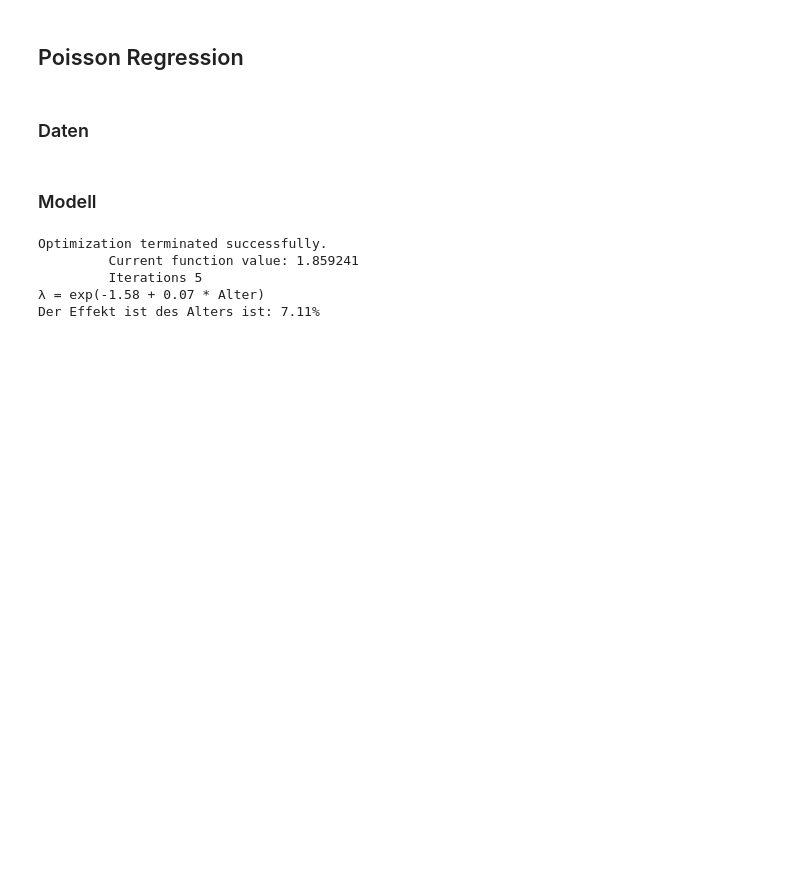
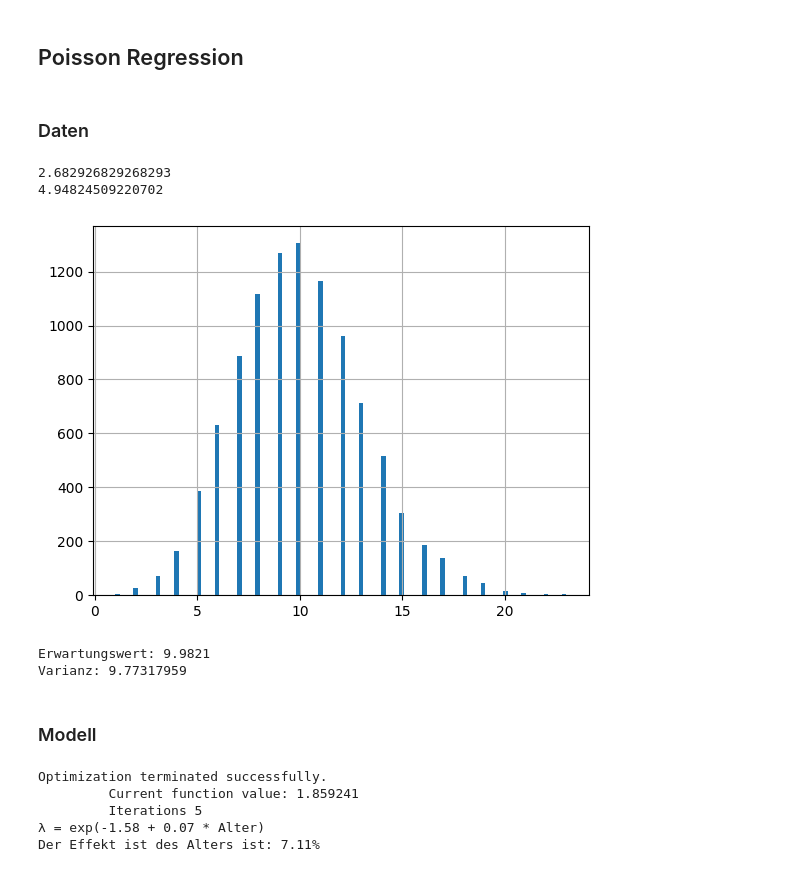
Before and after one commit to tombk556/Mehrdim.-Datenanalyse-und-stat.-Lernverfahren, a Jupyter notebook: Python/Prüfungsbeispiele.ipynb, the cells around one changed output. Drawn from its saved outputs; the diff is of its cells as text; code cells hidden in the pictures; blank space fills up the shorter version.

```diff
--- a/Python/Prüfungsbeispiele.ipynb
+++ b/Python/Prüfungsbeispiele.ipynb
@@ -409,6 +409,25 @@ data = pd.DataFrame(
                       1, 6, 2, 1, 3, 4, 0, 2, 3, 4, 9, 3, 5, 7, 2, 9]
     }
 )
+
+print(np.mean(data["Paarungen"]))
+print(np.var(data["Paarungen"]))
+# %% [output]
+2.682926829268293
+4.94824509220702
+# %%
+np.random.seed(40)
+theoretische_pv = np.random.poisson(10, 10000)
+plt.hist(theoretische_pv, bins=100)
+plt.grid()
+plt.show()
+
+print("Erwartungswert:", np.mean(theoretische_pv))
+print("Varianz:", np.var(theoretische_pv))
+# %% [output]
+[figure, added]
+Erwartungswert: 9.9821
+Varianz: 9.77317959
 # %% [markdown]
 ### Modell
 # %%
```
